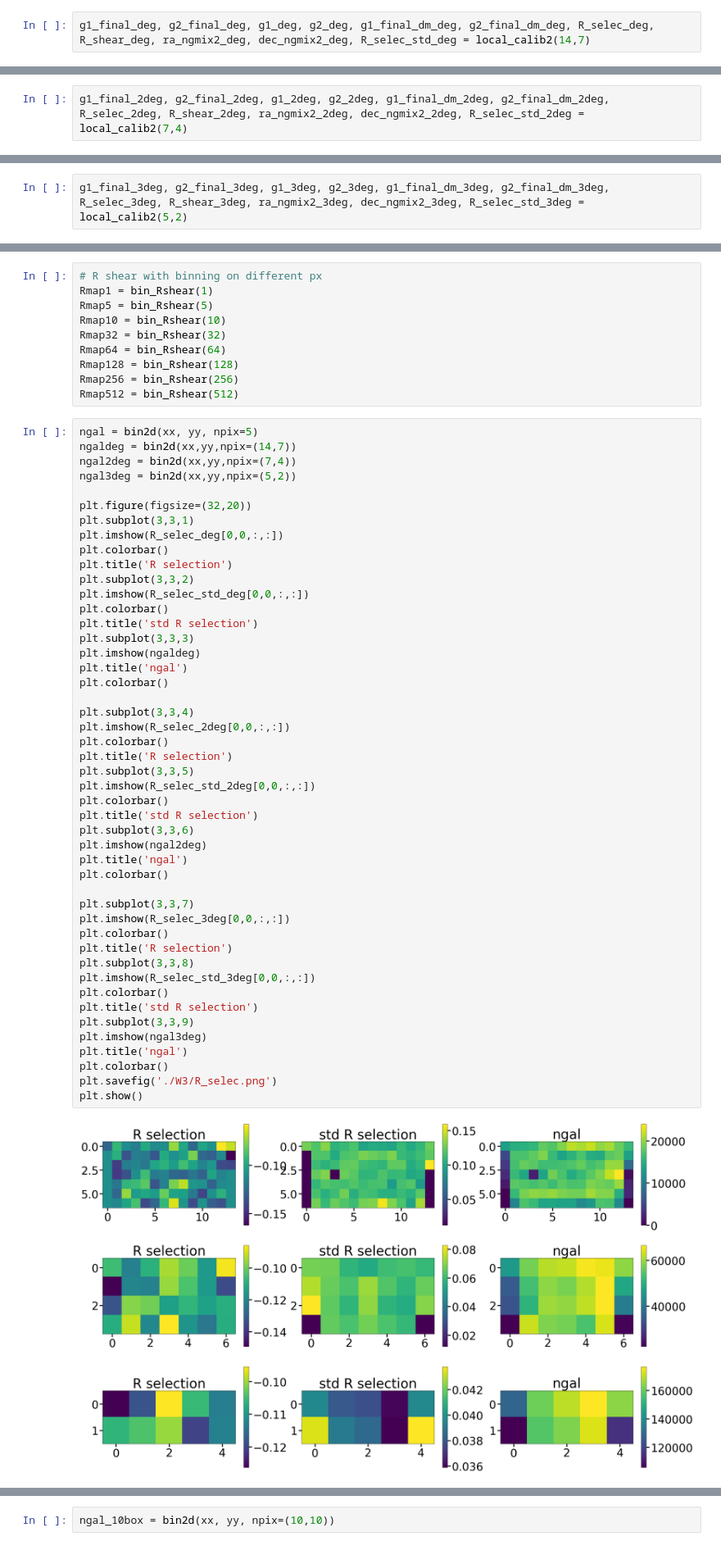
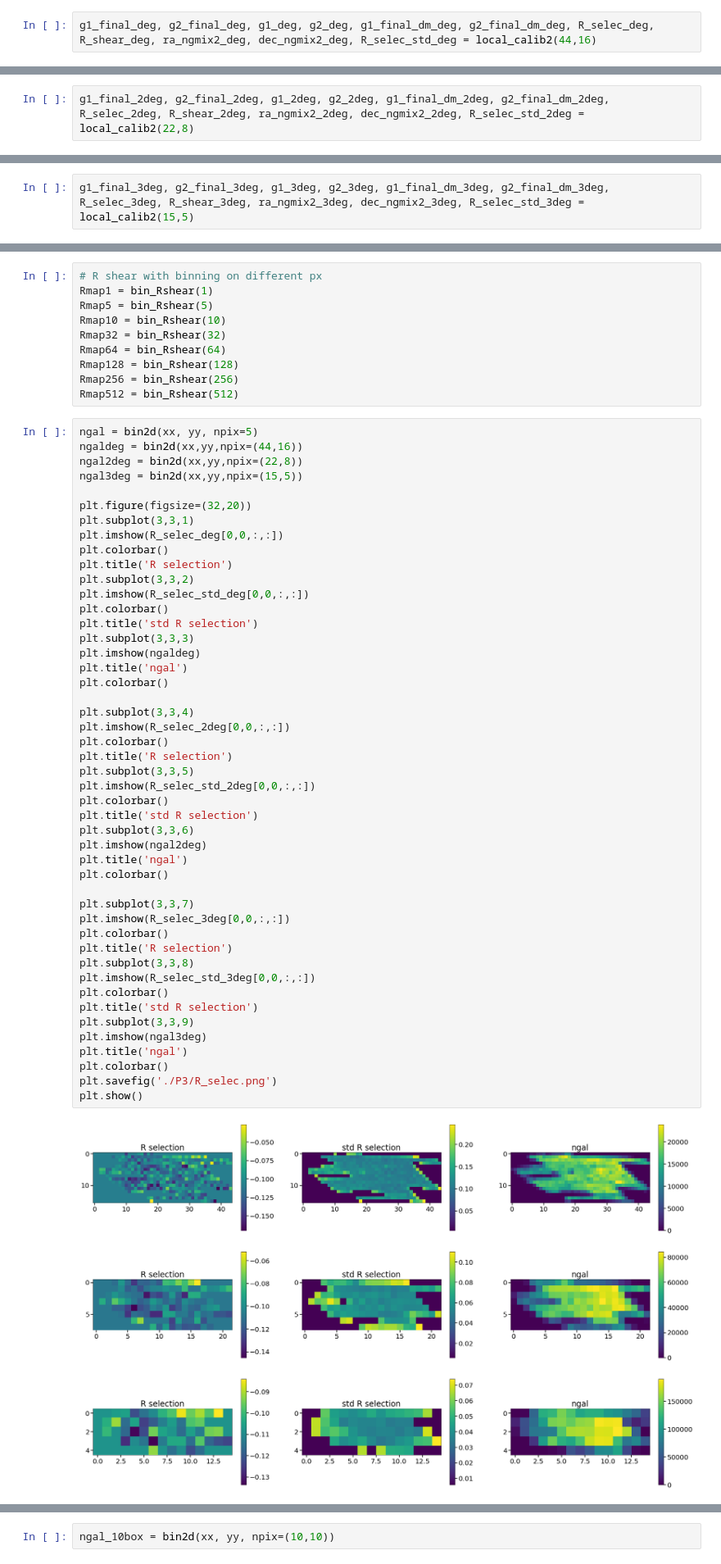
Before and after one commit to CosmoStat/sp_validation, a Jupyter notebook: notebooks/validation_local_cal.ipynb, the cells around one changed output, grey strips where cells are left out. Shown at 82% size. Cells and saved outputs as stored; diff of their text form.

Commit message:
local calib by deg

```diff
--- a/notebooks/validation_local_cal.ipynb
+++ b/notebooks/validation_local_cal.ipynb
@@ -429,5 +430,5 @@ def local_calib2(npix_x,npix_y):
 
     return g1_final, g2_final, g1, g2, g1_final_dm, g2_final_dm, R_selec, R_shear, ra_ngmix2, dec_ngmix2, R_selec_std
 # %%
-g1_final_deg, g2_final_deg, g1_deg, g2_deg, g1_final_dm_deg, g2_final_dm_deg, R_selec_deg, R_shear_deg, ra_ngmix2_deg, dec_ngmix2_deg, R_selec_std_deg = local_calib2(14,7)
+g1_final_deg, g2_final_deg, g1_deg, g2_deg, g1_final_dm_deg, g2_final_dm_deg, R_selec_deg, R_shear_deg, ra_ngmix2_deg, dec_ngmix2_deg, R_selec_std_deg = local_calib2(44,16)
 # %% [output]
@@ -468,3 +452,3 @@ Extracting noshear
 # %%
-g1_final_2deg, g2_final_2deg, g1_2deg, g2_2deg, g1_final_dm_2deg, g2_final_dm_2deg, R_selec_2deg, R_shear_2deg, ra_ngmix2_2deg, dec_ngmix2_2deg, R_selec_std_2deg = local_calib2(7,4)
+g1_final_2deg, g2_final_2deg, g1_2deg, g2_2deg, g1_final_dm_2deg, g2_final_dm_2deg, R_selec_2deg, R_shear_2deg, ra_ngmix2_2deg, dec_ngmix2_2deg, R_selec_std_2deg = local_calib2(22,8)
 # %% [output]
@@ -486,5 +470,5 @@ Extracting 2m
 Extracting 2p
 Extracting noshear
 # %%
-g1_final_3deg, g2_final_3deg, g1_3deg, g2_3deg, g1_final_dm_3deg, g2_final_dm_3deg, R_selec_3deg, R_shear_3deg, ra_ngmix2_3deg, dec_ngmix2_3deg, R_selec_std_3deg = local_calib2(5,2)
+g1_final_3deg, g2_final_3deg, g1_3deg, g2_3deg, g1_final_dm_3deg, g2_final_dm_3deg, R_selec_3deg, R_shear_3deg, ra_ngmix2_3deg, dec_ngmix2_3deg, R_selec_std_3deg = local_calib2(15,5)
 # %% [output]
@@ -742,9 +726,9 @@ Rmap256 = bin_Rshear(256)
 Rmap512 = bin_Rshear(512)
 # %%
 ngal = bin2d(xx, yy, npix=5)
-ngaldeg = bin2d(xx,yy,npix=(14,7))
-ngal2deg = bin2d(xx,yy,npix=(7,4))
-ngal3deg = bin2d(xx,yy,npix=(5,2))
+ngaldeg = bin2d(xx,yy,npix=(44,16))
+ngal2deg = bin2d(xx,yy,npix=(22,8))
+ngal3deg = bin2d(xx,yy,npix=(15,5))
 
 plt.figure(figsize=(32,20))
 plt.subplot(3,3,1)
@@ -760,33 +744,33 @@ plt.imshow(ngaldeg)
 plt.title('ngal')
 plt.colorbar()
 
 plt.subplot(3,3,4)
 plt.imshow(R_selec_2deg[0,0,:,:])
 plt.colorbar()
 plt.title('R selection')
 plt.subplot(3,3,5)
 plt.imshow(R_selec_std_2deg[0,0,:,:])
 plt.colorbar()
 plt.title('std R selection')
 plt.subplot(3,3,6)
 plt.imshow(ngal2deg)
 plt.title('ngal')
 plt.colorbar()
 
 plt.subplot(3,3,7)
 plt.imshow(R_selec_3deg[0,0,:,:])
 plt.colorbar()
 plt.title('R selection')
 plt.subplot(3,3,8)
 plt.imshow(R_selec_std_3deg[0,0,:,:])
 plt.colorbar()
 plt.title('std R selection')
 plt.subplot(3,3,9)
 plt.imshow(ngal3deg)
 plt.title('ngal')
 plt.colorbar()
-plt.savefig('./W3/R_selec.png')
+plt.savefig('./P3/R_selec.png')
 plt.show()
 # %% [output]
-[figure, old version]
+[figure, new version]
 # %%
```
Also changed, not shown: parts of 57 cells of this notebook.
